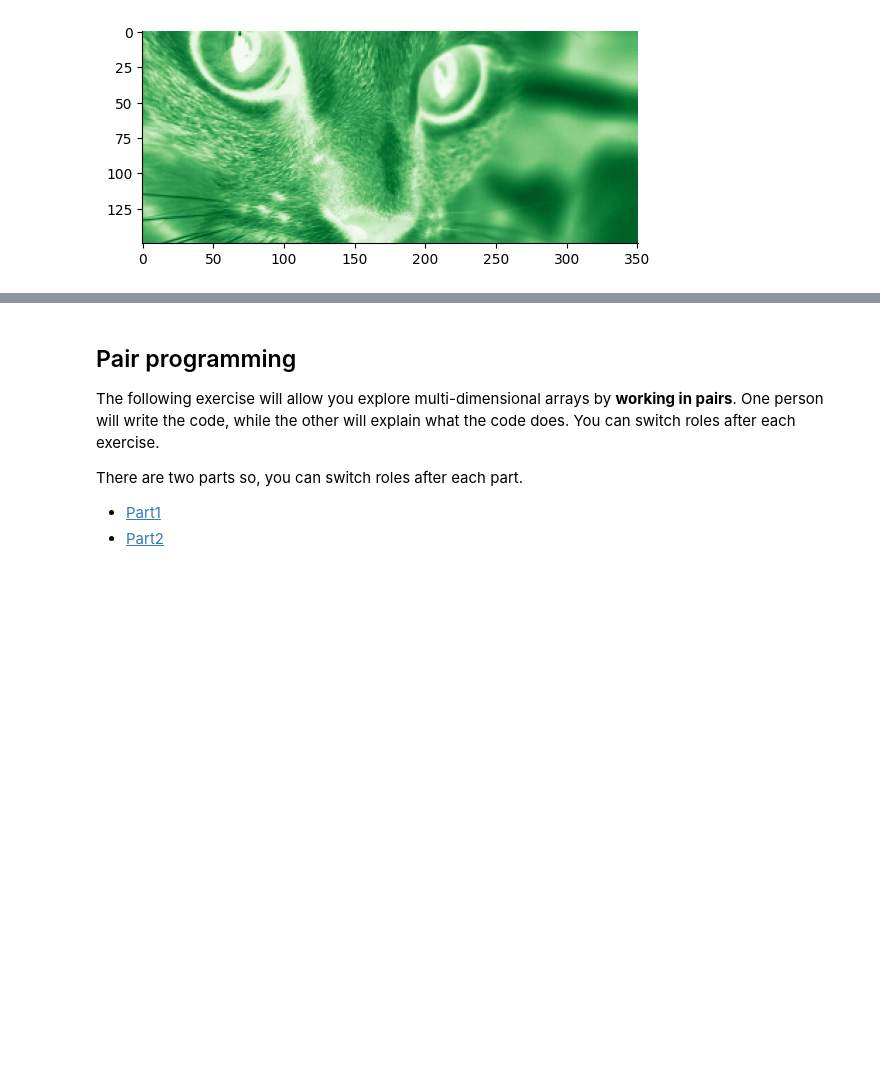
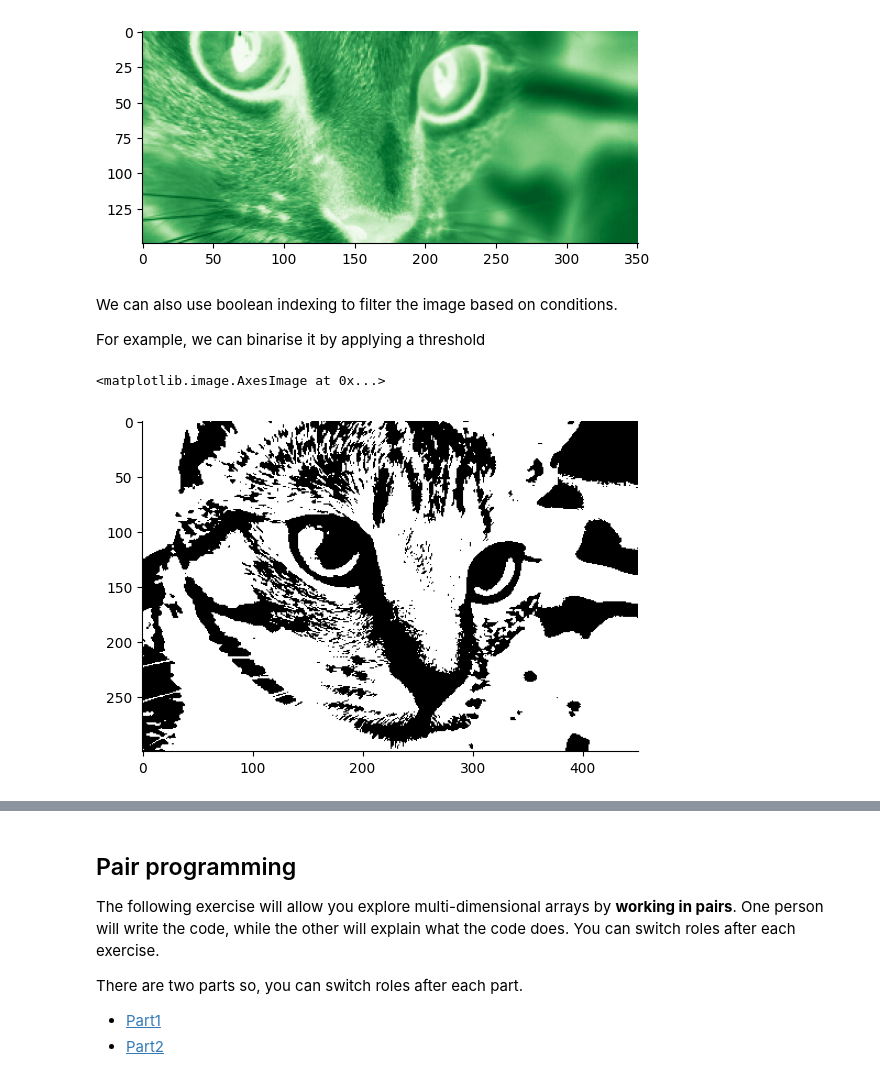
Before and after one commit to TomMaullin/SCIF10002-2025, a Jupyter notebook: 10/lecture_multidimensionalArrays.ipynb, the cells around one changed output, grey strips where cells are left out. Saved outputs shown, nothing was run; the diff lists cells and outputs as text; code cells hidden in the pictures; blank space fills up the shorter version.

```diff
--- a/10/lecture_multidimensionalArrays.ipynb
+++ b/10/lecture_multidimensionalArrays.ipynb
@@ -503,3 +503,14 @@ plt.imshow(color_image[100:250, 100:, 1], cmap='Greens')  # display the green ch
 # %% [output]
 <matplotlib.image.AxesImage at 0x...>
 [figure]
+# %% [markdown]
+We can also use boolean indexing to filter the image based on conditions.
+
+For example, we can binarise it by applying a threshold
+# %%
+green = color_image[:,:,1]
+
+plt.imshow(green>100, cmap='gray')  # display a binary image where pixels with green channel value > 100 are white
+# %% [output]
+<matplotlib.image.AxesImage at 0x...>
+[figure, added]
```
Also changed, not shown: parts of 3 cells of this notebook, 1 other file.
